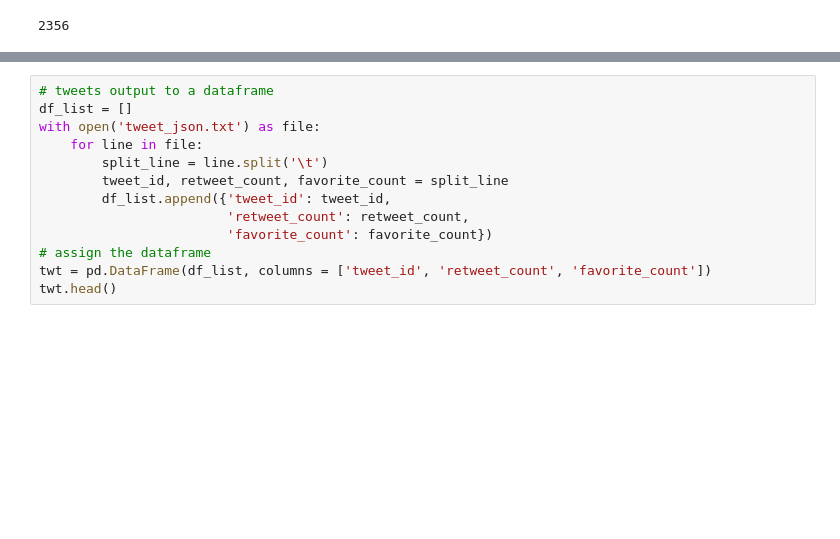
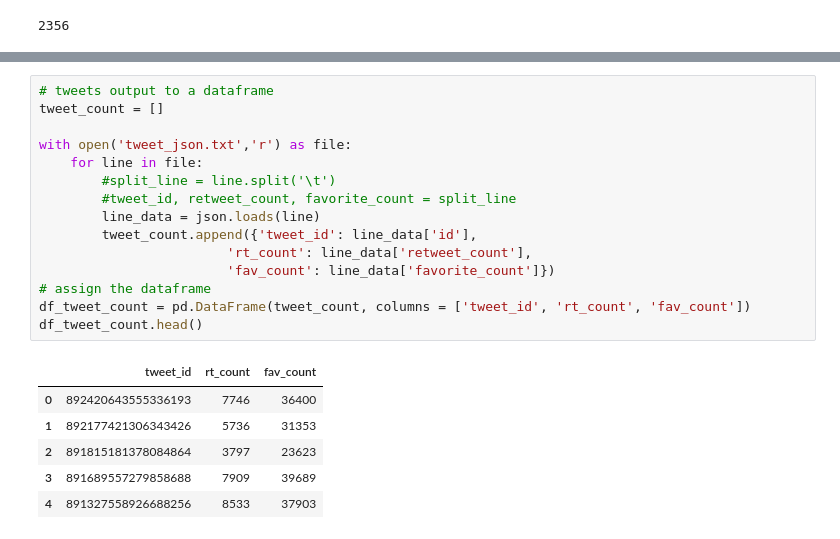
Before and after one commit to Victoriapm/We-Rate-Dogs_Twitter_Data_Wrangling, a Jupyter notebook: wrangle_act.ipynb, the cells around one changed output, grey strips where cells are left out. Saved outputs shown, nothing was run; the diff lists cells and outputs as text; blank space fills up the shorter version.

```diff
--- a/wrangle_act.ipynb
+++ b/wrangle_act.ipynb
@@ -121,13 +156,22 @@ Fail
 # %%
 # tweets output to a dataframe
-df_list = []
-with open('tweet_json.txt') as file:
+tweet_count = []
+
+with open('tweet_json.txt','r') as file:
     for line in file:
-        split_line = line.split('\t')
-        tweet_id, retweet_count, favorite_count = split_line
-        df_list.append({'tweet_id': tweet_id,
-                        'retweet_count': retweet_count,
-                        'favorite_count': favorite_count})
+        #split_line = line.split('\t')
+        #tweet_id, retweet_count, favorite_count = split_line
+        line_data = json.loads(line)
+        tweet_count.append({'tweet_id': line_data['id'],
+                        'rt_count': line_data['retweet_count'],
+                        'fav_count': line_data['favorite_count']})
 # assign the dataframe
-twt = pd.DataFrame(df_list, columns = ['tweet_id', 'retweet_count', 'favorite_count'])
-twt.head()
+df_tweet_count = pd.DataFrame(tweet_count, columns = ['tweet_id', 'rt_count', 'fav_count'])
+df_tweet_count.head()
+# %% [output]
+|  | tweet_id | rt_count | fav_count |
+| 0 | 892420643555336193 | 7746 | 36400 |
+| 1 | 892177421306343426 | 5736 | 31353 |
+| 2 | 891815181378084864 | 3797 | 23623 |
+| 3 | 891689557279858688 | 7909 | 39689 |
+| 4 | 891327558926688256 | 8533 | 37903 |
```
Also changed, not shown: parts of 9 cells of this notebook.
